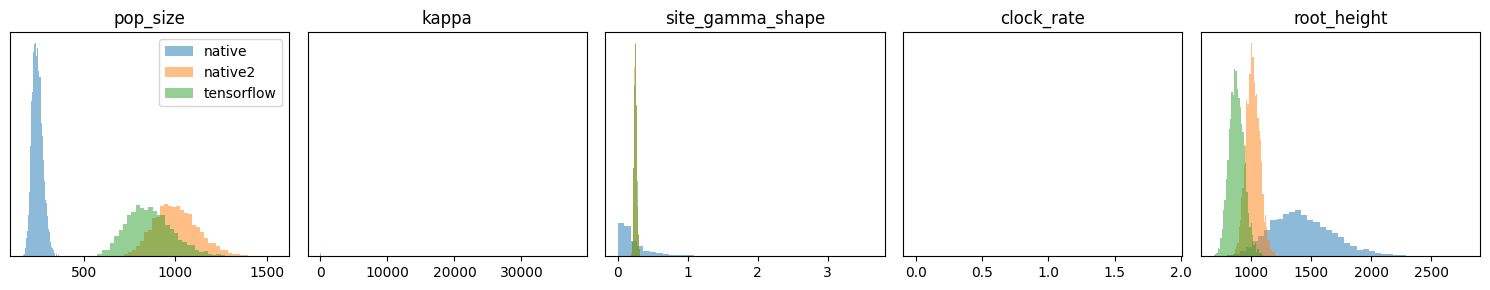
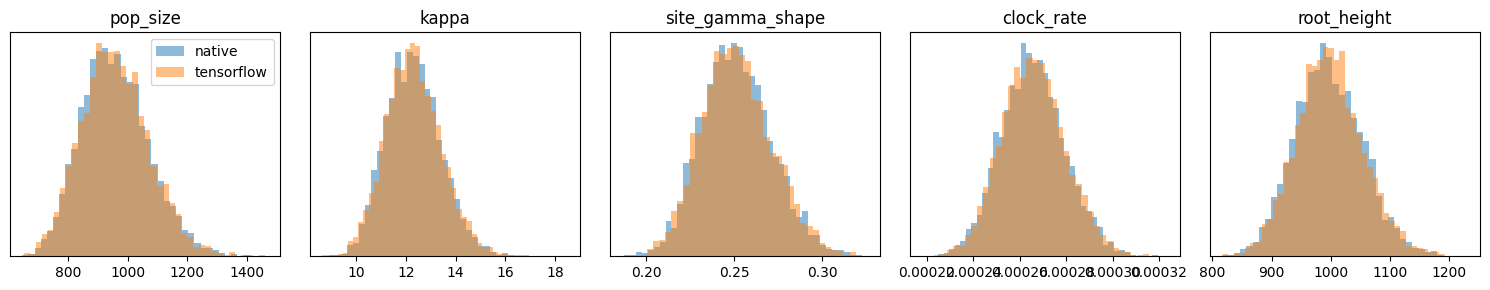
The change to this notebook cell's code, shown as a diff; its figure went from the first image to the second:
--- before
+++ after
@@ -3,8 +3,6 @@
 for ax, name in zip(axs, names):
     a = marginal(native_samples, name)
-    a2 = marginal(native_samples2, name)
     b = marginal(tf_samples, name)
     ax.hist(a, bins=40, alpha=0.5, density=True, label="native")
-    ax.hist(a2, bins=40, alpha=0.5, density=True, label="native2")
     ax.hist(b, bins=40, alpha=0.5, density=True, label="tensorflow")
     ax.set_title(name)

Commit: Run some notebooks